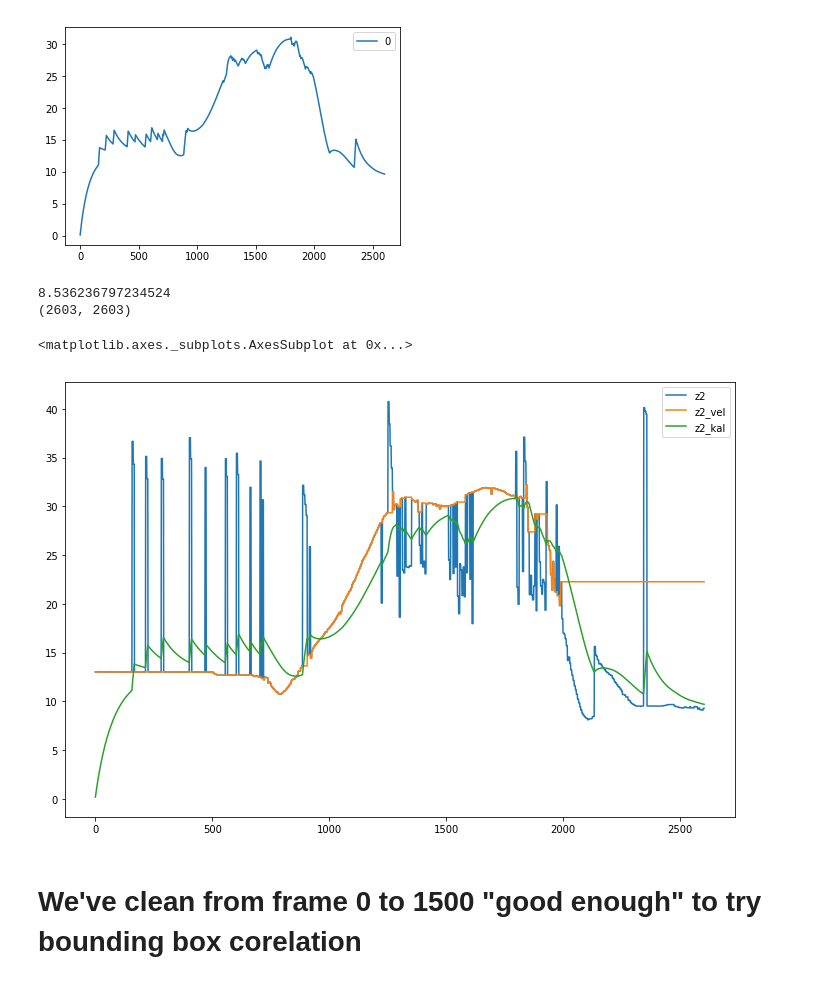
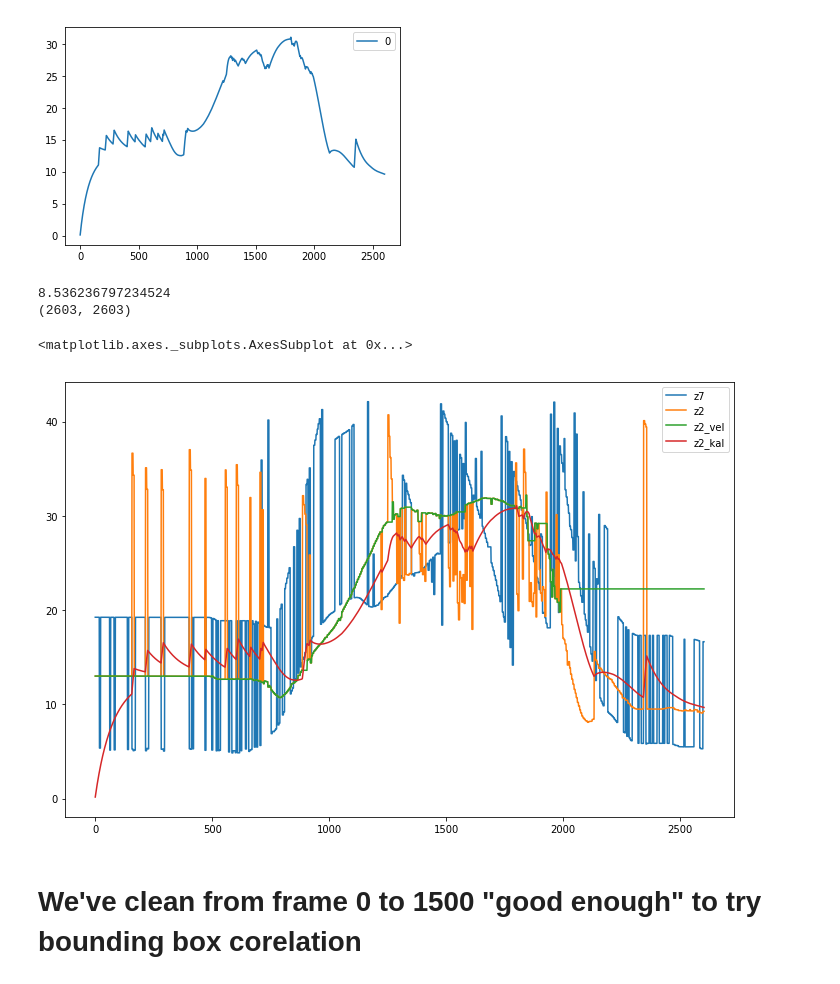
Before and after one commit to rhanschristiansen/Einstein, a Jupyter notebook: notebooks/m16_calibration-v2.ipynb, the cells around one changed output. Saved outputs shown, nothing was run; the diff lists cells and outputs as text; code cells hidden in the pictures.

```diff
--- a/notebooks/m16_calibration-v2.ipynb
+++ b/notebooks/m16_calibration-v2.ipynb
@@ -191,20 +191,20 @@ z2_kal.plot()
 # %%
 from scipy.interpolate import interp1d
 z2_smooth = pd.rolling_mean(m16_detections1.z2, 60)
 z2_despike = despike(yi=m16_detections1.z2)
 z2_vel = velocity_despike(y=m16_detections1.z2, threshold=3)
 z2_kal = kalman_despike(y=m16_detections1.z2)
 print(len(z2_kal), len(z2_vel))
 m16_detections1['z2_smooth'] = z2_smooth
 m16_detections1['z2_despike'] = z2_despike
 m16_detections1['z2_vel'] = z2_vel
 m16_detections1['z2_kal'] = z2_kal
-m16_detections1[['z2','z2_vel', 'z2_kal']].plot(figsize=(12,8))
+m16_detections1[['z7', 'z2','z2_vel', 'z2_kal']].plot(figsize=(12,8))
 # %% [output]
 8.536236797234524
 (2603, 2603)
 <matplotlib.axes._subplots.AxesSubplot at 0x...>
-[figure, old version]
+[figure, new version]
 # %% [markdown]
 # We've clean from frame 0 to 1500 "good enough" to try bounding box corelation
 # %%
```
Also changed, not shown: parts of 7 cells of this notebook.
